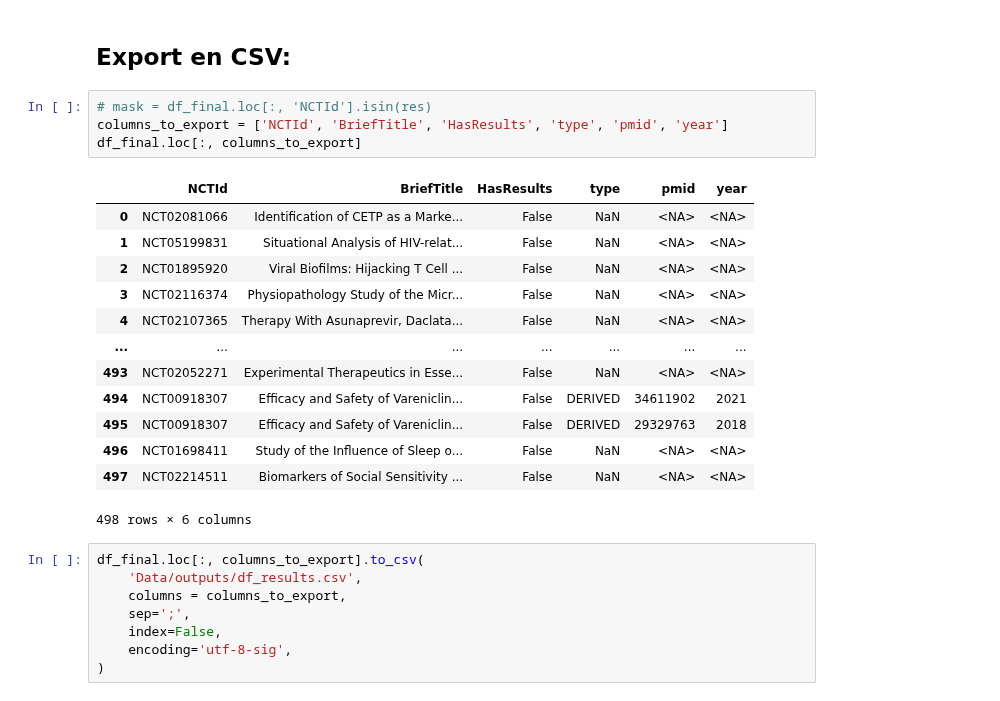
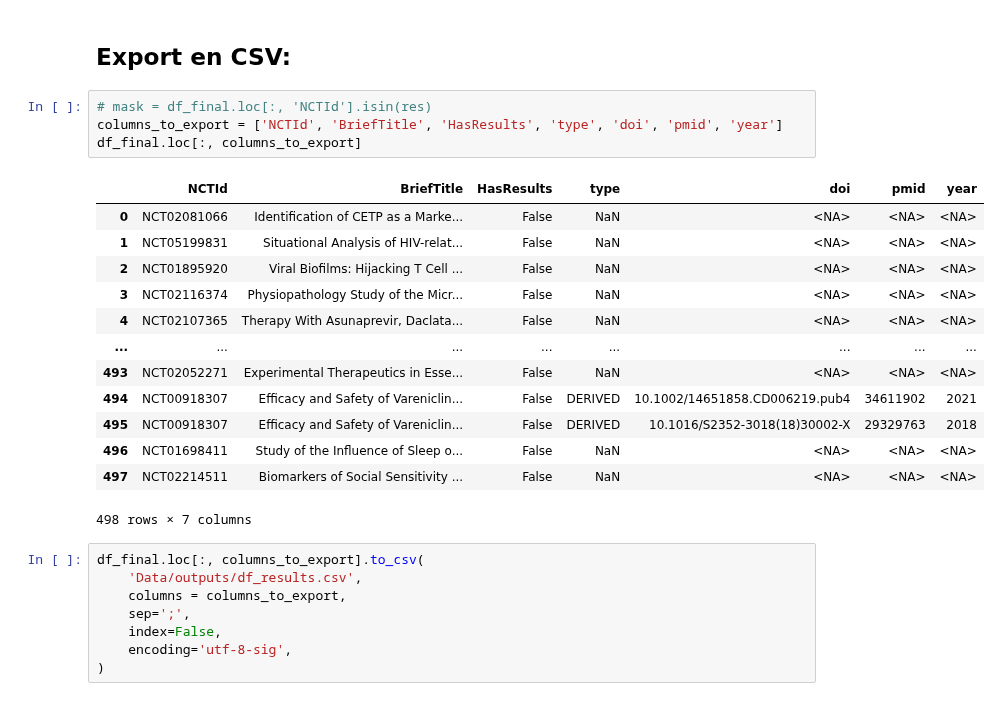
Before and after one commit to Inserm-IST/BSO-Inserm-Sante, a Jupyter notebook: 02_traitement_donnees_sante.ipynb, the cells around one changed output. Drawn from its saved outputs; the diff is of its cells as text.

Commit message:
Added the DOI in the export in case we need it to query Unpaywall's API

```diff
--- a/02_traitement_donnees_sante.ipynb
+++ b/02_traitement_donnees_sante.ipynb
@@ -1025,22 +1025,22 @@ Nombre d'études avec au moins une publication autre que 'BACKGROUND' :
 ## Export en CSV:
 # %%
 # mask = df_final.loc[:, 'NCTId'].isin(res)
-columns_to_export = ['NCTId', 'BriefTitle', 'HasResults', 'type', 'pmid', 'year']
+columns_to_export = ['NCTId', 'BriefTitle', 'HasResults', 'type', 'doi', 'pmid', 'year']
 df_final.loc[:, columns_to_export]
 # %% [output]
-|  | NCTId | BriefTitle | HasResults | type | pmid | year |
-| 0 | NCT02081066 | Identification of CETP as a Marke... | False | NaN | <NA> | <NA> |
-| 1 | NCT05199831 | Situational Analysis of HIV-relat... | False | NaN | <NA> | <NA> |
-| 2 | NCT01895920 | Viral Biofilms: Hijacking T Cell ... | False | NaN | <NA> | <NA> |
-| 3 | NCT02116374 | Physiopathology Study of the Micr... | False | NaN | <NA> | <NA> |
-| 4 | NCT02107365 | Therapy With Asunaprevir, Daclata... | False | NaN | <NA> | <NA> |
-| ... | ... | ... | ... | ... | ... | ... |
-| 493 | NCT02052271 | Experimental Therapeutics in Esse... | False | NaN | <NA> | <NA> |
-| 494 | NCT00918307 | Efficacy and Safety of Vareniclin... | False | DERIVED | 34611902 | 2021 |
-| 495 | NCT00918307 | Efficacy and Safety of Vareniclin... | False | DERIVED | 29329763 | 2018 |
-| 496 | NCT01698411 | Study of the Influence of Sleep o... | False | NaN | <NA> | <NA> |
-| 497 | NCT02214511 | Biomarkers of Social Sensitivity ... | False | NaN | <NA> | <NA> |
+|  | NCTId | BriefTitle | HasResults | type | doi | pmid | year |
+| 0 | NCT02081066 | Identification of CETP as a Marke... | False | NaN | <NA> | <NA> | <NA> |
+| 1 | NCT05199831 | Situational Analysis of HIV-relat... | False | NaN | <NA> | <NA> | <NA> |
+| 2 | NCT01895920 | Viral Biofilms: Hijacking T Cell ... | False | NaN | <NA> | <NA> | <NA> |
+| 3 | NCT02116374 | Physiopathology Study of the Micr... | False | NaN | <NA> | <NA> | <NA> |
+| 4 | NCT02107365 | Therapy With Asunaprevir, Daclata... | False | NaN | <NA> | <NA> | <NA> |
+| ... | ... | ... | ... | ... | ... | ... | ... |
+| 493 | NCT02052271 | Experimental Therapeutics in Esse... | False | NaN | <NA> | <NA> | <NA> |
+| 494 | NCT00918307 | Efficacy and Safety of Vareniclin... | False | DERIVED | 10.1002/14651858.CD006219.pub4 | 34611902 | 2021 |
+| 495 | NCT00918307 | Efficacy and Safety of Vareniclin... | False | DERIVED | 10.1016/S2352-3018(18)30002-X | 29329763 | 2018 |
+| 496 | NCT01698411 | Study of the Influence of Sleep o... | False | NaN | <NA> | <NA> | <NA> |
+| 497 | NCT02214511 | Biomarkers of Social Sensitivity ... | False | NaN | <NA> | <NA> | <NA> |
-498 rows × 6 columns
+498 rows × 7 columns
 # %%
 df_final.loc[:, columns_to_export].to_csv(
     'Data/outputs/df_results.csv',
```
Also changed, not shown: parts of 1 cell of this notebook, 1 other file.
